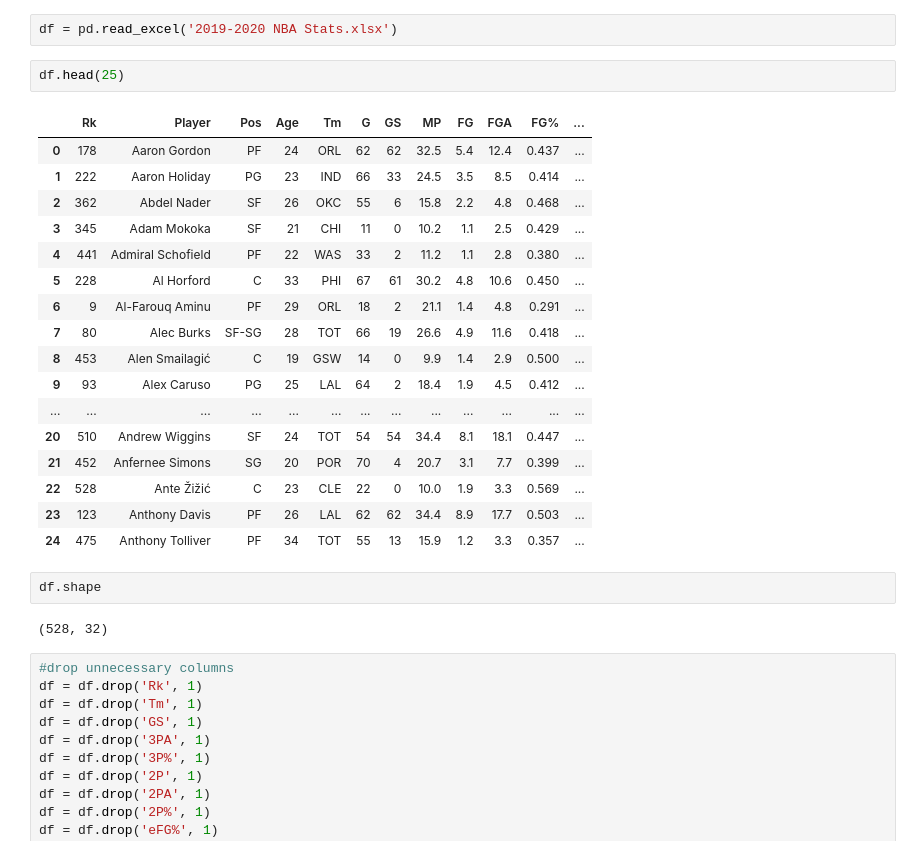
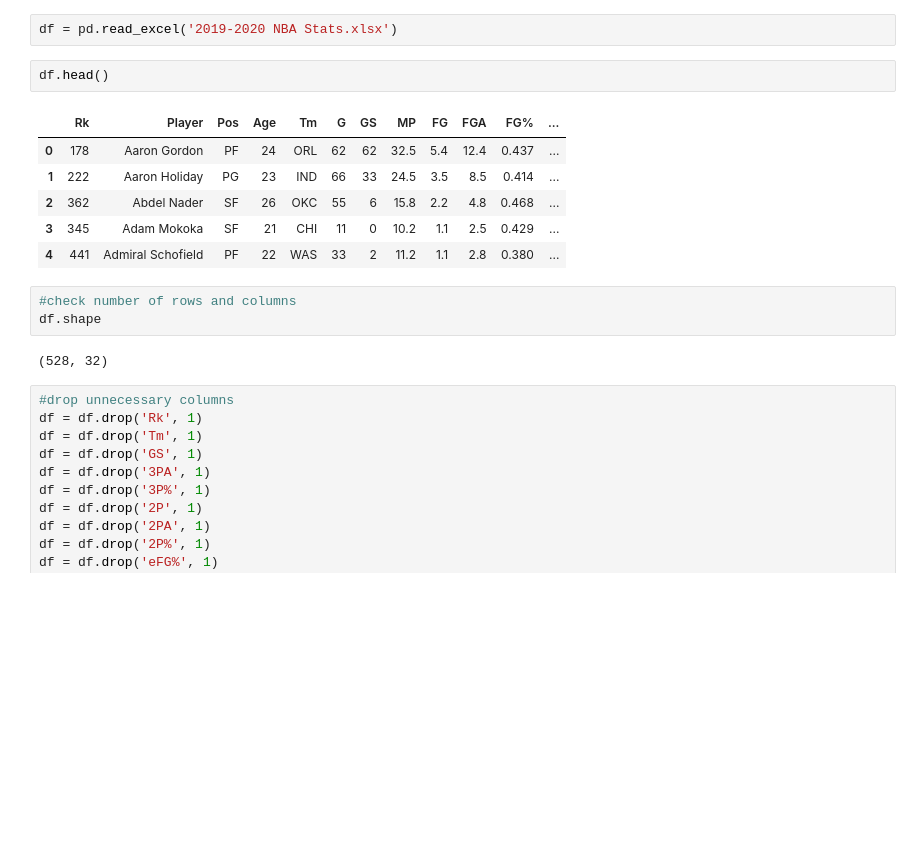
Before and after one commit to KenHoffman95/Fantasy-Basketball-Preseason-Analysis-2020, a Jupyter notebook: Data Cleaning, Feature Engineering and EDA Pt. 1.ipynb, the cells around one changed output. Saved outputs shown, nothing was run; the diff lists cells and outputs as text; blank space fills up the shorter version.

```diff
--- a/Data Cleaning, Feature Engineering and EDA Pt. 1.ipynb
+++ b/Data Cleaning, Feature Engineering and EDA Pt. 1.ipynb
@@ -16,29 +16,19 @@ pd.set_option('display.width', 1000)
 # %%
 df = pd.read_excel('2019-2020 NBA Stats.xlsx')
 # %%
-df.head(25)
+df.head()
 # %% [output]
 |  | Rk | Player | Pos | Age | Tm | G | GS | MP | FG | FGA | FG% | ... |
 | 0 | 178 | Aaron Gordon | PF | 24 | ORL | 62 | 62 | 32.5 | 5.4 | 12.4 | 0.437 | ... |
 | 1 | 222 | Aaron Holiday | PG | 23 | IND | 66 | 33 | 24.5 | 3.5 | 8.5 | 0.414 | ... |
 | 2 | 362 | Abdel Nader | SF | 26 | OKC | 55 | 6 | 15.8 | 2.2 | 4.8 | 0.468 | ... |
 | 3 | 345 | Adam Mokoka | SF | 21 | CHI | 11 | 0 | 10.2 | 1.1 | 2.5 | 0.429 | ... |
 | 4 | 441 | Admiral Schofield | PF | 22 | WAS | 33 | 2 | 11.2 | 1.1 | 2.8 | 0.380 | ... |
-| 5 | 228 | Al Horford | C | 33 | PHI | 67 | 61 | 30.2 | 4.8 | 10.6 | 0.450 | ... |
-| 6 | 9 | Al-Farouq Aminu | PF | 29 | ORL | 18 | 2 | 21.1 | 1.4 | 4.8 | 0.291 | ... |
-| 7 | 80 | Alec Burks | SF-SG | 28 | TOT | 66 | 19 | 26.6 | 4.9 | 11.6 | 0.418 | ... |
-| 8 | 453 | Alen Smailagić | C | 19 | GSW | 14 | 0 | 9.9 | 1.4 | 2.9 | 0.500 | ... |
-| 9 | 93 | Alex Caruso | PG | 25 | LAL | 64 | 2 | 18.4 | 1.9 | 4.5 | 0.412 | ... |
-| ... | ... | ... | ... | ... | ... | ... | ... | ... | ... | ... | ... | ... |
-| 20 | 510 | Andrew Wiggins | SF | 24 | TOT | 54 | 54 | 34.4 | 8.1 | 18.1 | 0.447 | ... |
-| 21 | 452 | Anfernee Simons | SG | 20 | POR | 70 | 4 | 20.7 | 3.1 | 7.7 | 0.399 | ... |
-| 22 | 528 | Ante Žižić | C | 23 | CLE | 22 | 0 | 10.0 | 1.9 | 3.3 | 0.569 | ... |
-| 23 | 123 | Anthony Davis | PF | 26 | LAL | 62 | 62 | 34.4 | 8.9 | 17.7 | 0.503 | ... |
-| 24 | 475 | Anthony Tolliver | PF | 34 | TOT | 55 | 13 | 15.9 | 1.2 | 3.3 | 0.357 | ... |
-# %%
-df.shape
-# %% [output]
-(528, 32)
+# %%
+#check number of rows and columns
+df.shape
+# %% [output]
+(528, 32)
 # %%
 #drop unnecessary columns
 df = df.drop('Rk', 1)
```
Also changed, not shown: parts of 15 cells of this notebook.
